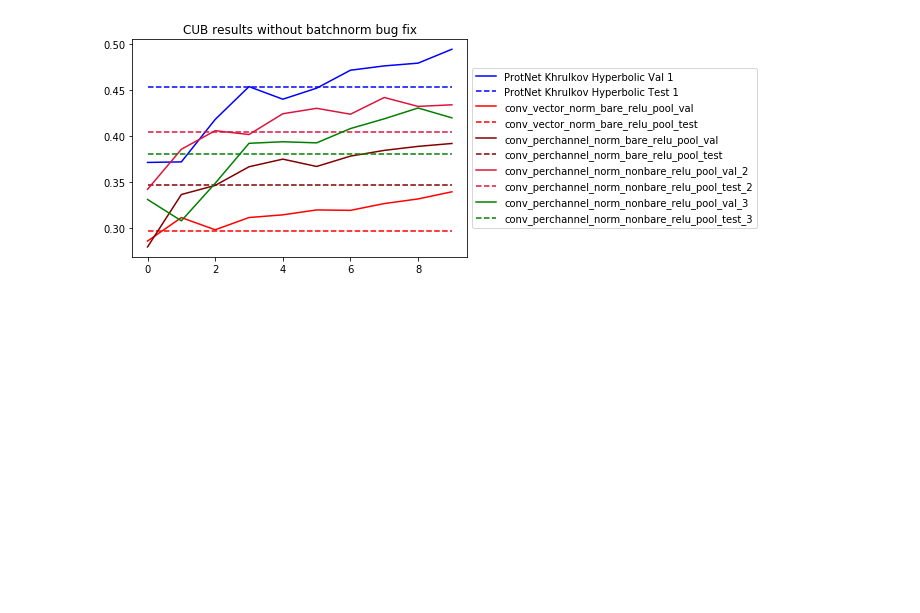
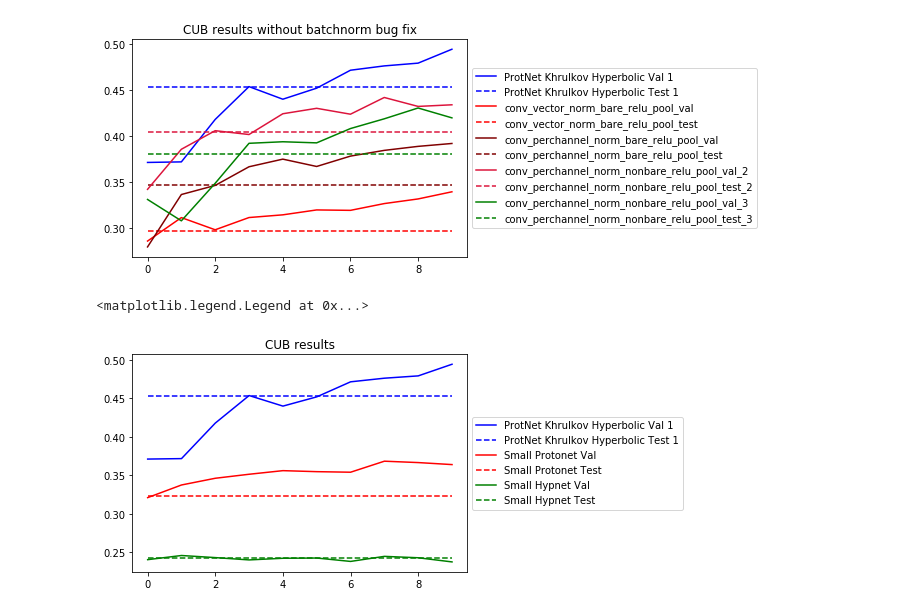
Before and after one commit to isaykatsman/hyperbolic-image-embeddings, a Jupyter notebook: examples/fewshot/few_shot_benchmarks.ipynb, the cells around one changed output. Saved outputs shown, nothing was run; the diff lists cells and outputs as text; code cells hidden in the pictures; blank space fills up the shorter version.

```diff
--- a/examples/fewshot/few_shot_benchmarks.ipynb
+++ b/examples/fewshot/few_shot_benchmarks.ipynb
@@ -265,3 +265,30 @@ plt.legend(loc='center left', bbox_to_anchor=(1, 0.5))
 # %% [output]
 <matplotlib.legend.Legend at 0x...>
 [figure]
+# %%
+# with proper normalization, bare relu, pool (no log-exp or project)
+
+# val: 0.3683
+# test: 0.3238 + 0.0047
+small_protonet_val = [0.3210933402627707, 0.3374933404922488, 0.34621334132552156, 0.35141334104537947, 0.3560800080895423, 0.3547733415365219, 0.35405334112048154, 0.36834667420387257, 0.3665600078999996, 0.3639466744661332]
+small_protonet_test = [0.3238] * 10
+
+# val: 0.2460
+# test: 0.2426 + 0.0031
+small_hypnet_val = [0.24064000457525253, 0.24602667140960666, 0.2433066718876362, 0.240293338611722, 0.24245333820581436, 0.24274667222797872, 0.23834667158126832, 0.24490667140483857, 0.24309333780407905, 0.23770667150616645]
+small_hypnet_test = [0.2426] * 10
+
+plt.title('CUB results')
+plt.plot(protonet_val_results_nbn, label='ProtNet Khrulkov Hyperbolic Val 1', color='blue')
+plt.plot(protonet_test_results_nbn, label='ProtNet Khrulkov Hyperbolic Test 1', linestyle='dashed', color='blue')
+
+plt.plot(small_protonet_val, label='Small Protonet Val', color='red')
+plt.plot(small_protonet_test, label='Small Protonet Test', linestyle='dashed', color='red')
+
+plt.plot(small_hypnet_val, label='Small Hypnet Val', color='green')
+plt.plot(small_hypnet_test, label='Small Hypnet Test', linestyle='dashed', color='green')
+
+plt.legend(loc='center left', bbox_to_anchor=(1, 0.5))
+# %% [output]
+<matplotlib.legend.Legend at 0x...>
+[figure, added]
```
Also changed, not shown: parts of 2 cells of this notebook, 1 other file.
